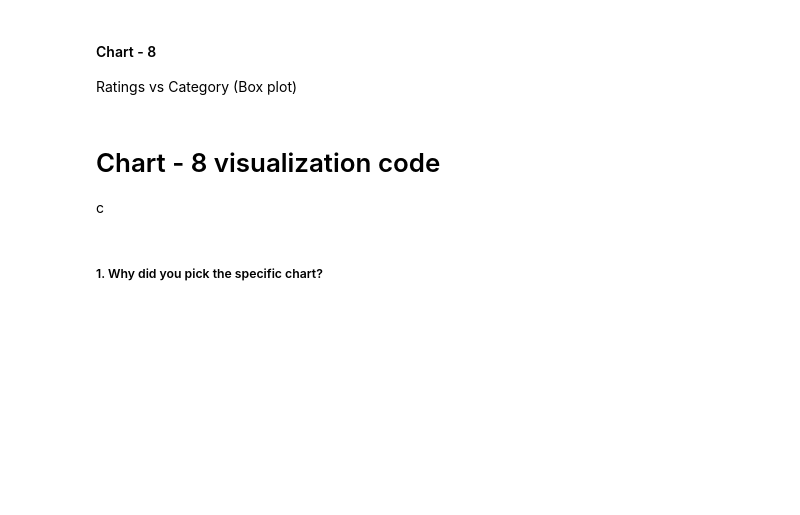
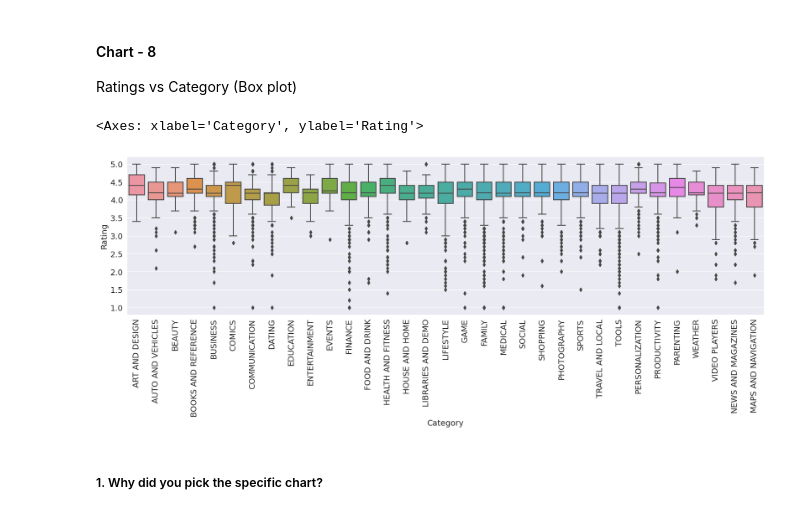
Before and after one commit to Yogesh-dahake08/Play-Store-Apps-Review, a Jupyter notebook: Yogesh_Play_Store_App_Review_Capstone_Project.ipynb, the cells around one changed output. Saved outputs shown, nothing was run; the diff lists cells and outputs as text; code cells hidden in the pictures; blank space fills up the shorter version.

```diff
--- a/Yogesh_Play_Store_App_Review_Capstone_Project.ipynb
+++ b/Yogesh_Play_Store_App_Review_Capstone_Project.ipynb
@@ -352,8 +352,7 @@ def convert_int(x):
 
       # return x
 # %%
-
 df['Reviews'] = df['Reviews'].apply(convert_int)
 df['Size'] = df['Size'].apply(convert_int)
-df['Installs'] = df['Installs'].apply(convert_int)
+df['installs'] = df['Installs'].apply(convert_int)
 df['Price'] = df['Price'].apply(convert_int)
@@ -723,9 +720,13 @@ It would be a good practice if we can make sure the app falls in this price rang
 # %% [markdown]
 #### Chart - 8
 Ratings vs Category (Box plot)
-# %% [markdown]
-# Chart - 8 visualization code
-c
+# %%
+# Chart - 8 visualization code
+plt.xticks(rotation=90)
+sns.boxplot(data=df, x="Category", y="Rating")
+# %% [output]
+<Axes: xlabel='Category', ylabel='Rating'>
+[figure, added]
 # %% [markdown]
 ##### 1. Why did you pick the specific chart?
 # %% [markdown]
```
Also changed, not shown: parts of 1 cell of this notebook.
